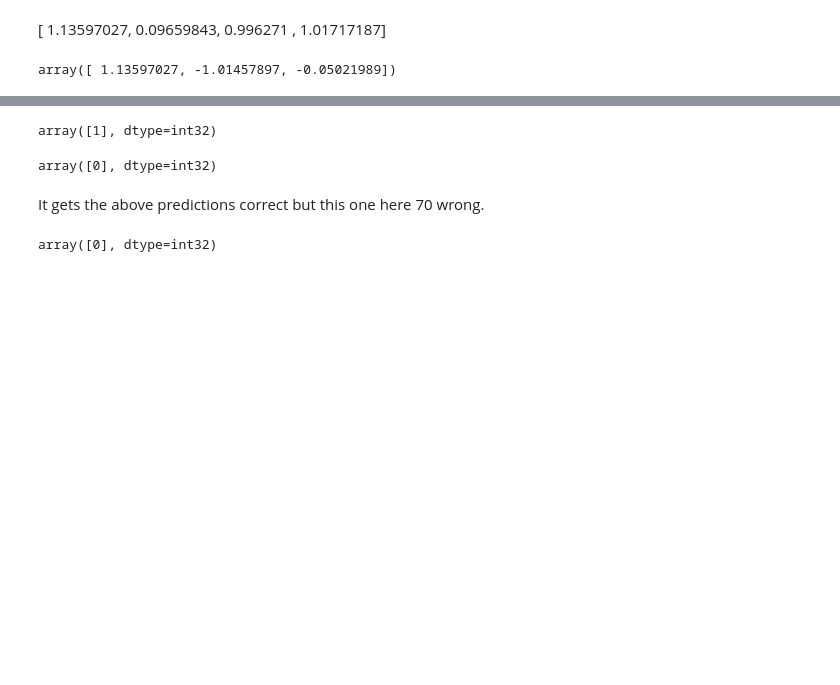
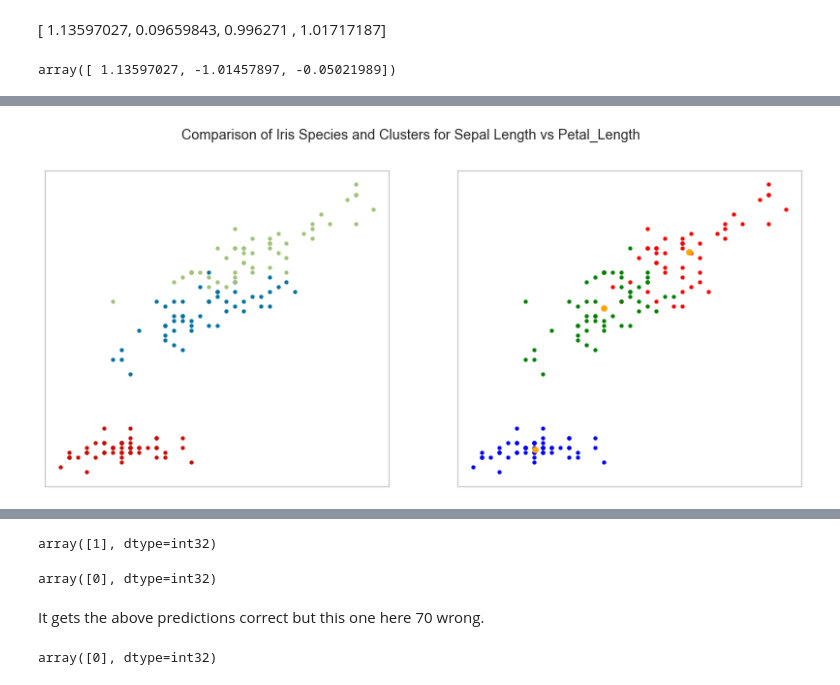
Before and after one commit to angela1C/Machine-Learning-and-Statistics-Tasks-Project-2020, a Jupyter notebook: Tasks.ipynb, the cells around one changed output, grey strips where cells are left out. Drawn from its saved outputs; the diff is of its cells as text; code cells hidden in the pictures; blank space fills up the shorter version.

```diff
--- a/Tasks.ipynb
+++ b/Tasks.ipynb
@@ -1645,0 +1576,27 @@ iris_virginica = iris[iris['Class'] == "Iris-virginica"]
+# %%
+
+# Plot size.
+plt.rcParams['figure.figsize'] = (14, 6)
+plt.figure()
+# subplot for the actual classes of species, set the colour, size etc
+plt.subplot(121)
+plt.scatter(iris_setosa['Sepal_Length'], iris_setosa['Petal_Length'], s = 15, c = 'r', label = 'Setosa')
+plt.scatter(iris_versicolor['Sepal_Length'], iris_versicolor['Petal_Length'], s = 15, c = 'b', label = 'Versicolor')
+plt.scatter(iris_virginica['Sepal_Length'], iris_virginica['Petal_Length'], s = 15, c = 'g', label = 'Virginica')
+# turning off the axes scales
+plt.gca().axes.get_yaxis().set_visible(False)
+plt.gca().axes.get_xaxis().set_visible(False)
+plt.subplot(122)
+# subplot for the clusters found with the final cluster centre marked
+plt.scatter(X_scaled[y_labels == 0, 0], X_scaled[y_labels == 0, 2], s = 15, c = 'red')
+plt.scatter(X_scaled[y_labels == 1, 0], X_scaled[y_labels == 1, 2], s = 15, c = 'blue')
+plt.scatter(X_scaled[y_labels == 2, 0], X_scaled[y_labels == 2, 2], s = 15, c = 'green')
+plt.scatter(kmeans.cluster_centers_[:, 0], kmeans.cluster_centers_[:,2], s = 40, c = 'orange',label = 'Centroids')
+
+plt.suptitle("Comparison of Iris Species and Clusters for Sepal Length vs Petal_Length")
+# https://stackoverflow.com/questions/37039685/hide-axis-values-but-keep-axis-tick-labels-in-matplotlib
+plt.gca().axes.get_yaxis().set_visible(False)
+plt.gca().axes.get_xaxis().set_visible(False)
+plt.show()
+# %% [output]
+[figure, added]
```
Also changed, not shown: parts of 82 cells of this notebook, 1 other file.
